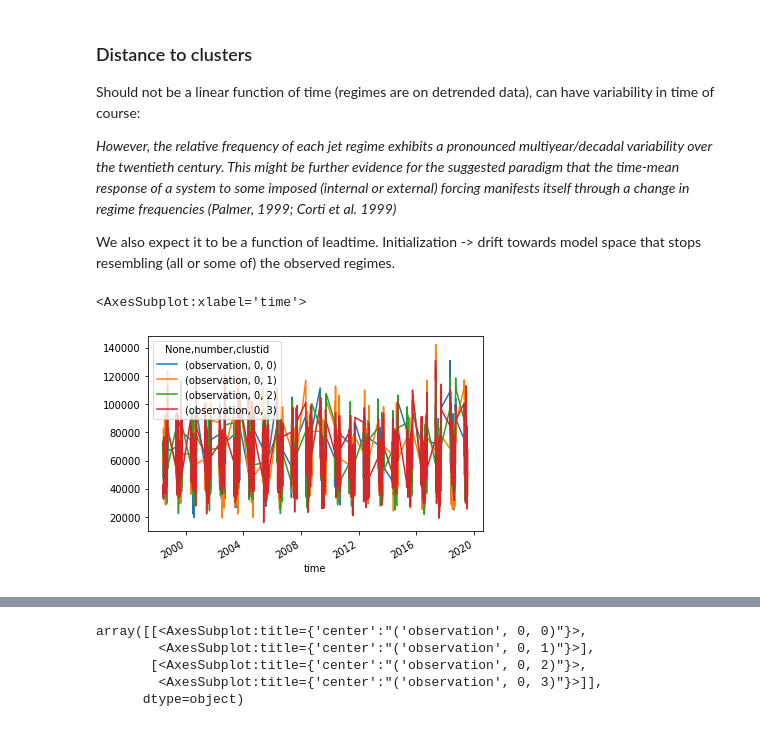
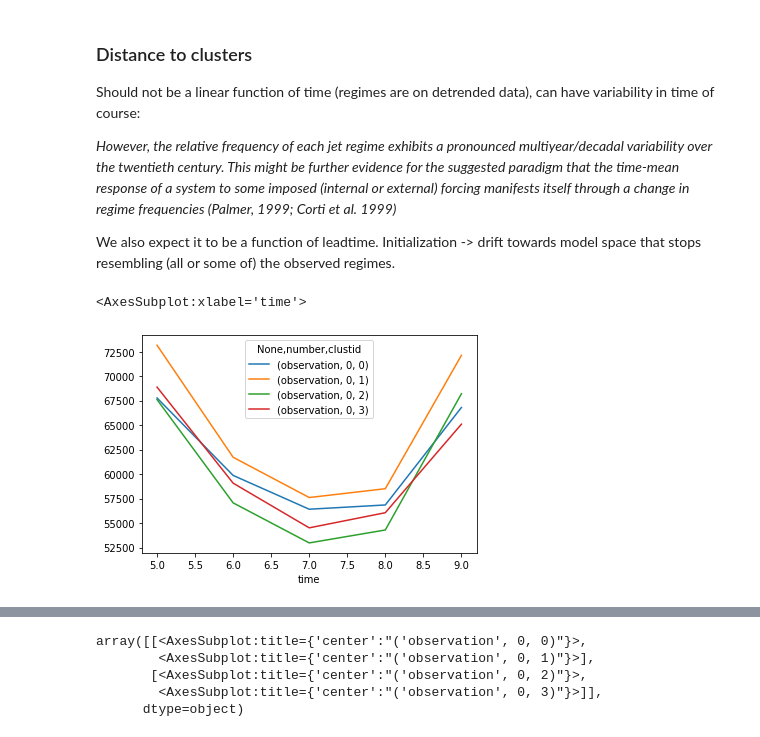
Before and after one commit to chiemvs/SubSeas, a Jupyter notebook: CheckRegimes.ipynb, the cells around one changed output, grey strips where cells are left out. Saved outputs shown, nothing was run; the diff lists cells and outputs as text; code cells hidden in the pictures.

```diff
--- a/CheckRegimes.ipynb
+++ b/CheckRegimes.ipynb
@@ -23,8 +23,8 @@ to some imposed (internal or external) forcing manifests itself through a change
 We also expect it to be a function of leadtime. Initialization -> drift towards model space that stops resembling (all or some of) the observed regimes.
 # %%
 dist_ftime = distances.loc[:,['time','clustid','observation']].drop_duplicates().set_index(['time','clustid']).unstack('clustid')
-# %%
-dist_ftime.plot()
-# %% [output]
-<AxesSubplot:xlabel='time'>
-[figure, removed]
+# %%
+dist_ftime.groupby(dist_ftime.index.month).mean().plot()
+# %% [output]
+<AxesSubplot:xlabel='time'>
+[figure, added]
```
Also changed, not shown: parts of 2 cells of this notebook, 2 other files.
